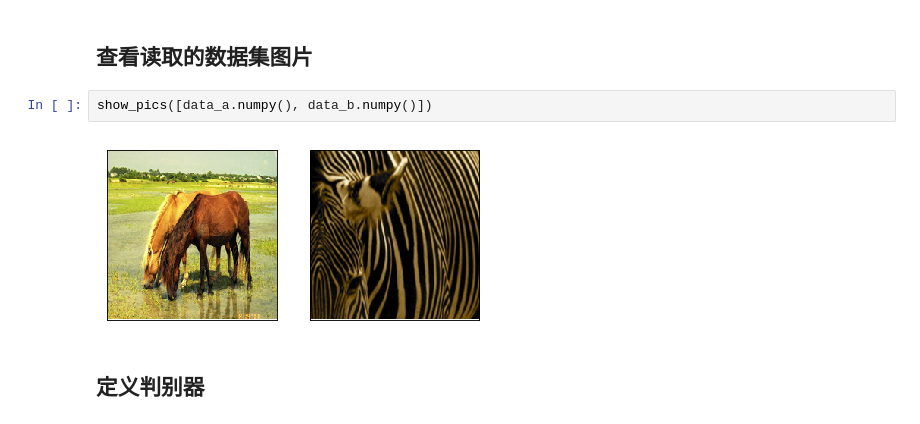
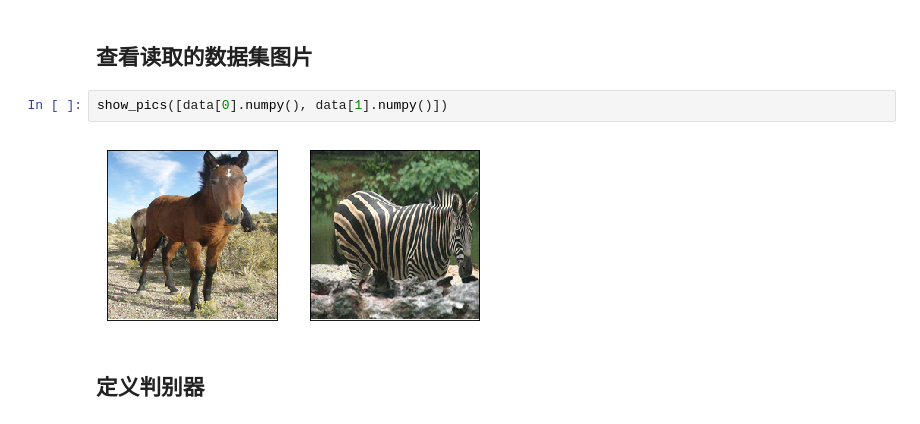
Before and after one commit to PaddlePaddle/book, a Jupyter notebook: paddle2.0_docs/cyclegan/cyclegan.ipynb, the cells around one changed output. Saved outputs shown, nothing was run; the diff lists cells and outputs as text.

```diff
--- a/paddle2.0_docs/cyclegan/cyclegan.ipynb
+++ b/paddle2.0_docs/cyclegan/cyclegan.ipynb
@@ -162,9 +159,9 @@ class ImagePool(object):
 # %% [markdown]
 ## 查看读取的数据集图片
 # %%
-show_pics([data_a.numpy(), data_b.numpy()])
+show_pics([data[0].numpy(), data[1].numpy()])
 # %% [output]
-[figure, old version]
+[figure, new version]
 # %% [markdown]
 ## 定义判别器
 # %%
```
Also changed, not shown: parts of 6 cells of this notebook.
